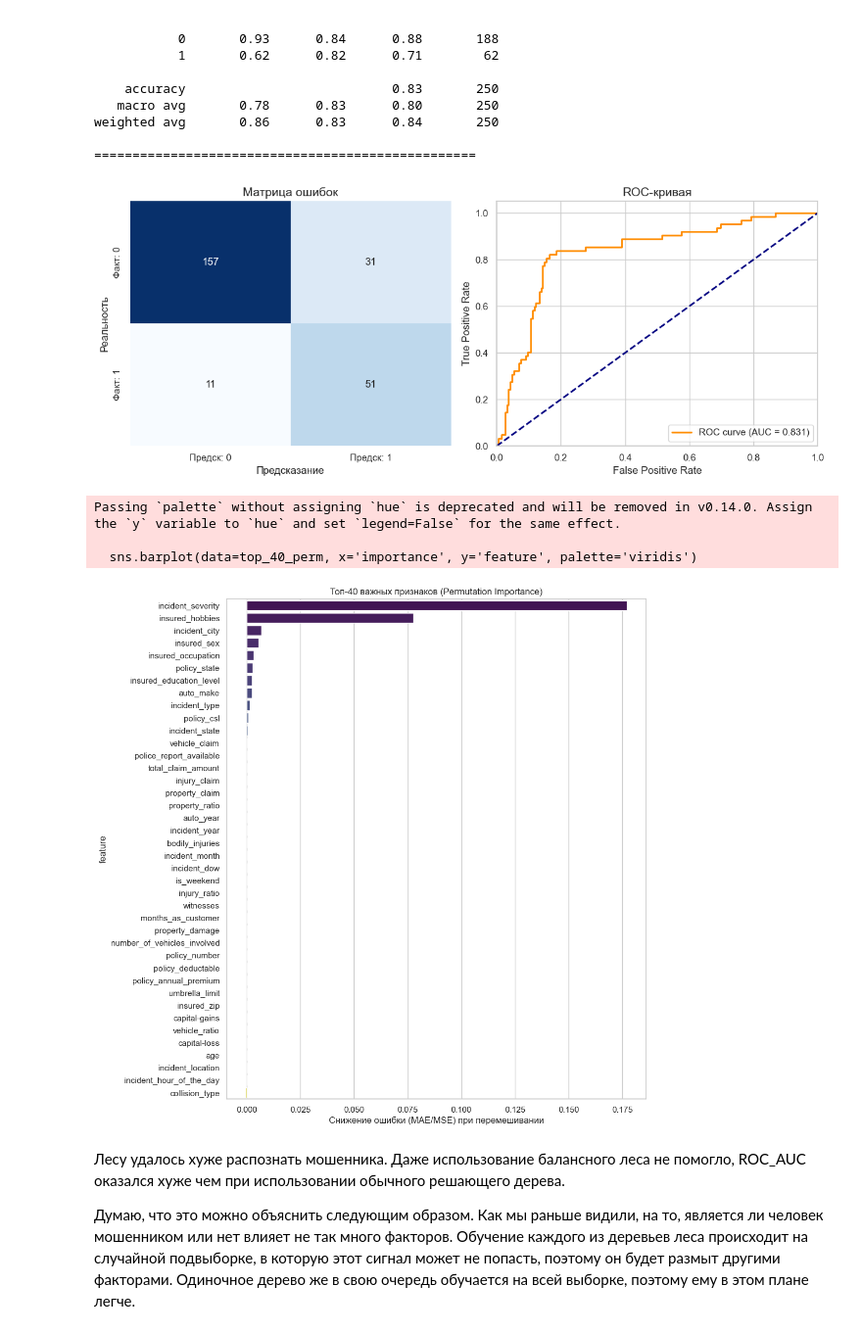
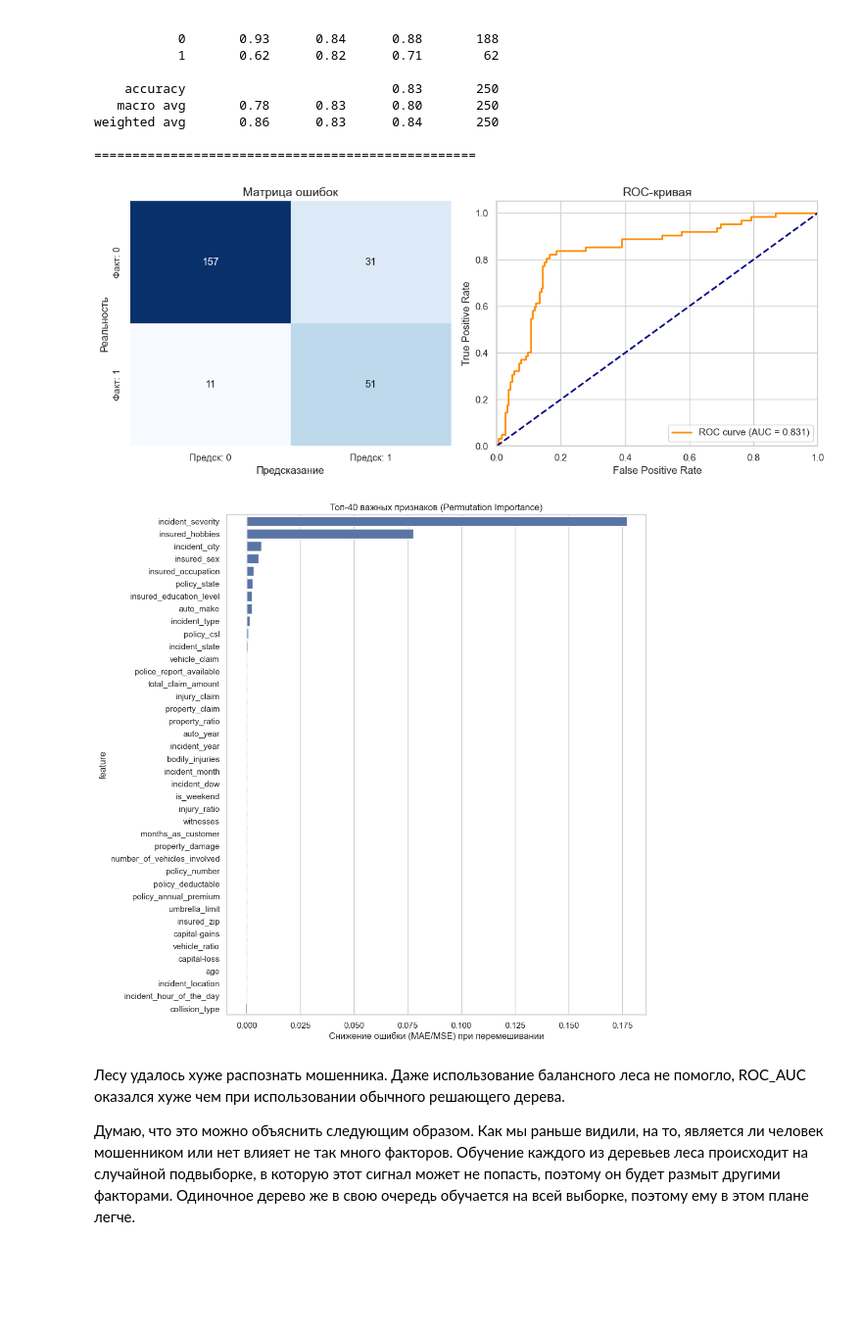
Before and after one commit to zloyaloha/ai-frameworks, a Jupyter notebook: lab4.ipynb, the cells around one changed output. Shown at 98% size. Drawn from its saved outputs; the diff is of its cells as text; code cells hidden in the pictures; blank space fills up the shorter version.

```diff
--- a/lab4.ipynb
+++ b/lab4.ipynb
@@ -653,12 +684,6 @@ TARGET_NAME = "fraud_reported"
 df_clean["fraud_reported"] = df_clean["fraud_reported"].map({'Y': 1, 'N': 0})
 df_clean["police_report_available"] = df_clean["police_report_available"].map({'YES': 1, 'NO': 0}).fillna(-1)
 df_clean["property_damage"] = df_clean["police_report_available"].map({'YES': 1, 'NO': 0}).fillna(-1)
-# %%
-df_clean = df_clean.drop(columns=["_c39"])
-# %%
-date_cols = ["policy_bind_date", "incident_date"]
-for c in date_cols:
-    df_clean[c] = pd.to_datetime(df_clean[c], errors="coerce")
 # %%
 for col in df_clean.select_dtypes(include=['object']).columns:
     df_clean[col] = df_clean[col].astype('category').cat.codes
@@ -720,7 +743,6 @@ import matplotlib.pyplot as plt
 import seaborn as sns
 from sklearn.metrics import confusion_matrix, roc_curve, auc
 def graphics(y_test, y_pred, y_prob):
-    sns.set(style="whitegrid")
     plt.figure(figsize=(12, 5))
 
     plt.subplot(1, 2, 1)
@@ -793,7 +819,7 @@ df_clean["police_report_available"] = df_clean["police_report_available"].map({'
 df_clean["property_damage"] = df_clean["property_damage"].map({'YES': 1, 'NO': 0, '?': -1})
 
 dates_cols = ["policy_bind_date", "incident_date"]
-for c in date_cols:
+for c in dates_cols:
     df_clean[c] = pd.to_datetime(df_clean[c])
 
 df_clean
@@ -970,38 +998,35 @@ weighted avg       0.86      0.83      0.84       250
 # %%
 import matplotlib.pyplot as plt
 import pandas as pd
 from sklearn.inspection import permutation_importance
 def feature_important(fitted_grid):
     perm_result = permutation_importance(
         fitted_grid.best_estimator_,
         X_test,
         y_test,
         n_repeats=10,
         random_state=42,
         n_jobs=-1
     )
 
     perm_df = pd.DataFrame({
         'feature': X_test.columns,
         'importance': perm_result.importances_mean
     })
 
     top_40_perm = perm_df.sort_values(by='importance', ascending=False).head(40)
 
     plt.figure(figsize=(10, 12))
-    sns.barplot(data=top_40_perm, x='importance', y='feature', palette='viridis')
+    sns.barplot(data=top_40_perm, x='importance', y='feature')
     plt.title("Топ-40 важных признаков (Permutation Importance)")
     plt.xlabel("Снижение ошибки (MAE/MSE) при перемешивании")
     plt.show()
 
 graphics(y_test, y_pred, y_prob)
 feature_important(grid)
 # %% [output]
 [figure]
-Passing `palette` without assigning `hue` is deprecated and will be removed in v0.14.0. Assign the `y` variable to `hue` and set `legend=False` for the same effect.
-
-  sns.barplot(data=top_40_perm, x='importance', y='feature', palette='viridis')
-[figure, old version]
+[figure, new version]
 # %% [markdown]
 Лесу удалось хуже распознать мошенника. Даже использование балансного леса не помогло, ROC_AUC оказался хуже чем при использовании обычного решающего дерева.
 
```
Also changed, not shown: parts of 35 cells of this notebook.
